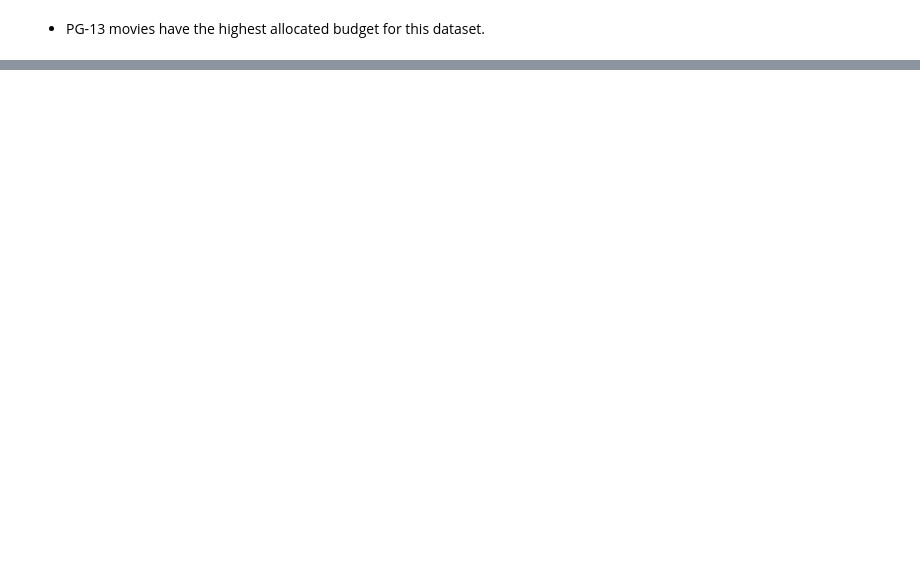
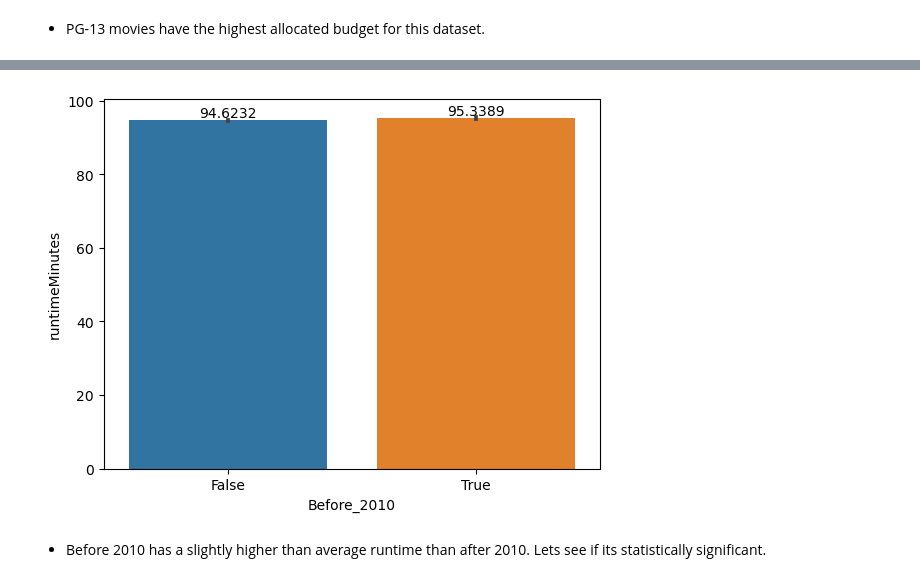
Before and after one commit to sharclark/IMDB-SQL-Database, a Jupyter notebook: IMDB SQL Database - with Hypothesis Testing.ipynb, the cells around one changed output, grey strips where cells are left out. Drawn from its saved outputs; the diff is of its cells as text; code cells hidden in the pictures; blank space fills up the shorter version.

```diff
--- a/IMDB SQL Database - with Hypothesis Testing.ipynb
+++ b/IMDB SQL Database - with Hypothesis Testing.ipynb
@@ -705,0 +706,4 @@ plt.show();
+# %%
+#create df with just columns needed
+hypo3_df = title_basics[['startYear', 'runtimeMinutes']]
+hypo3_df
@@ -705,0 +745,8 @@ plt.show();
+# %%
+# we have 2000-2021. Split before and after 2010.
+#after2010_df = hypo3_df.loc[hypo3_df['startYear']>=2010].copy()
+#before2010_df = hypo3_df.loc[hypo3_df['startYear']<2010].copy()
+
+#create new df with boolean values for before and after 2010
+hypo3_df['Before_2010']= np.where(hypo3_df['startYear']>=2010,False, True)
+hypo3_df['startYear'].value_counts()
@@ -705,0 +816,3 @@ plt.show();
+# %%
+before_2010 = hypo3_df.loc[hypo3_df.Before_2010]
+after_2010 = hypo3_df.loc[~hypo3_df.Before_2010]
@@ -705,0 +837,6 @@ plt.show();
+# %%
+#visualize group means
+
+#concat the two for visualizations
+plot_df = pd.concat([before_2010, after_2010], axis=0)
+plot_df
@@ -705,0 +857,7 @@ plt.show();
+# %%
+ax = sns.barplot(data = plot_df, x= 'Before_2010', y = 'runtimeMinutes')
+ax.bar_label(ax.containers[0]);
+# %% [output]
+[figure, added]
+# %% [markdown]
+- Before 2010 has a slightly higher than average runtime than after 2010. Lets see if its statistically significant.
```
Also changed, not shown: parts of 26 cells of this notebook.
